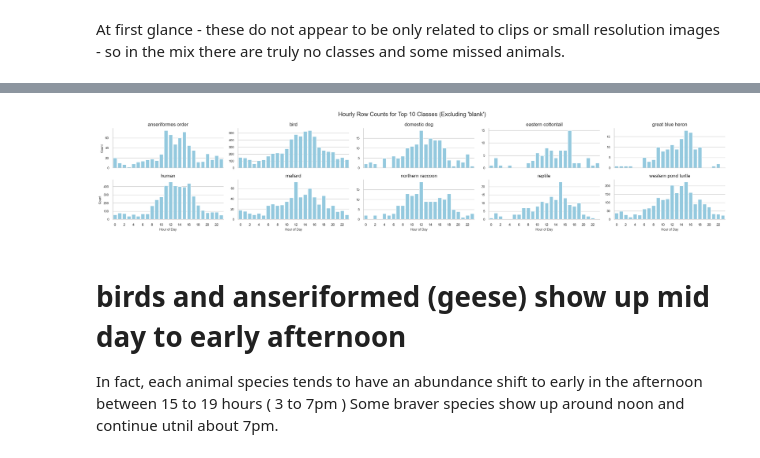
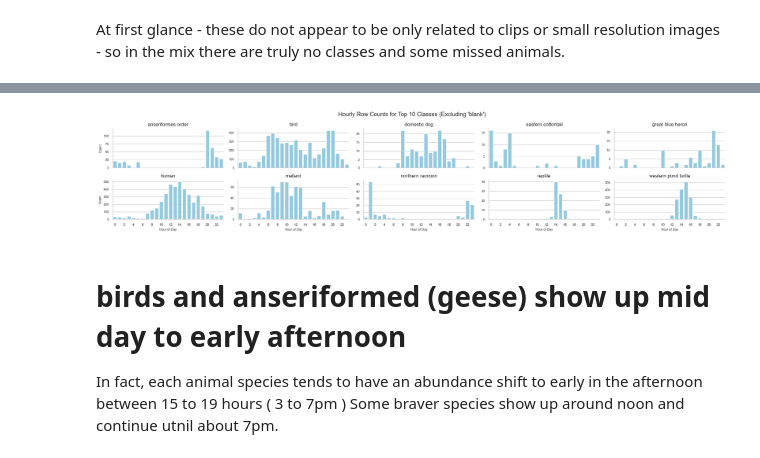
Before and after one commit to morescode-pm/urbanrivers-speciesnet-preview, a Jupyter notebook: runs/full-no-geo/eda-predict-full-no-geo.ipynb, the cells around one changed output, grey strips where cells are left out. Cells and saved outputs as stored; diff of their text form; code cells hidden in the pictures.

```diff
--- a/runs/full-no-geo/eda-predict-full-no-geo.ipynb
+++ b/runs/full-no-geo/eda-predict-full-no-geo.ipynb
@@ -731,39 +734,39 @@ merged_df.head()
 5 rows × 21 columns
 # %%
 # Filter to top classes
-filtered_df = merged_df[~merged_df['simple_class'].isin(['blank', 'american coot', 'vehicle'])].copy()
+filtered_df = merged_df[~merged_df['class'].isin(['blank', 'american coot', 'vehicle'])].copy()
 
 # top 10 classes
-top_classes = filtered_df['simple_class'].value_counts().head(10).index
+top_classes = filtered_df['class'].value_counts().head(10).index
 
 # Filter to top 10 classes only
-top_df = filtered_df[filtered_df['simple_class'].isin(top_classes)]
+top_df = filtered_df[filtered_df['class'].isin(top_classes)]
 
 # Group by class and hour
-grouped = (top_df.groupby(['simple_class', 'hour']).size().reset_index(name='count'))
+grouped = (top_df.groupby(['class', 'hour']).size().reset_index(name='count'))
 
 # Plot: one subplot per class
 sns.set(style="whitegrid")
-g = sns.FacetGrid(grouped, col='simple_class', col_wrap=5, height=2.2, aspect=2, sharey=False, sharex=True)
+g = sns.FacetGrid(grouped, col='class', col_wrap=5, height=2.2, aspect=2, sharey=False, sharex=True)
 
 g.map_dataframe(sns.barplot, x='hour', y='count', color='skyblue', order=range(24))
 g.set_titles(col_template="{col_name}", fontsize=8)
 g.set_axis_labels("Hour of Day", "Count", fontsize=8)
 
 # Ensure x-axis ticks are visible and readable
 for ax in g.axes.flatten():
     ax.set_xlabel("Hour of Day", fontsize=8)
     ax.tick_params(axis='x', labelsize=9)
     ax.tick_params(axis='y', labelsize=8)
     ax.set_xticks(range(0, 24, 2))
     ax.set_xticklabels([str(h) for h in range(0, 24, 2)], rotation=0)
 
 g.tight_layout()
 plt.subplots_adjust(top=0.85)
 g.fig.suptitle("Hourly Row Counts for Top 10 Classes (Excluding 'blank')")
 plt.show()
 # %% [output]
-[figure, old version]
+[figure, new version]
 # %% [markdown]
 # birds and anseriformed (geese) show up mid day to early afternoon
 In fact, each animal species tends to have an abundance shift to early in the afternoon between 15 to 19 hours ( 3 to 7pm )
```
Also changed, not shown: parts of 23 cells of this notebook, 2 other files.
